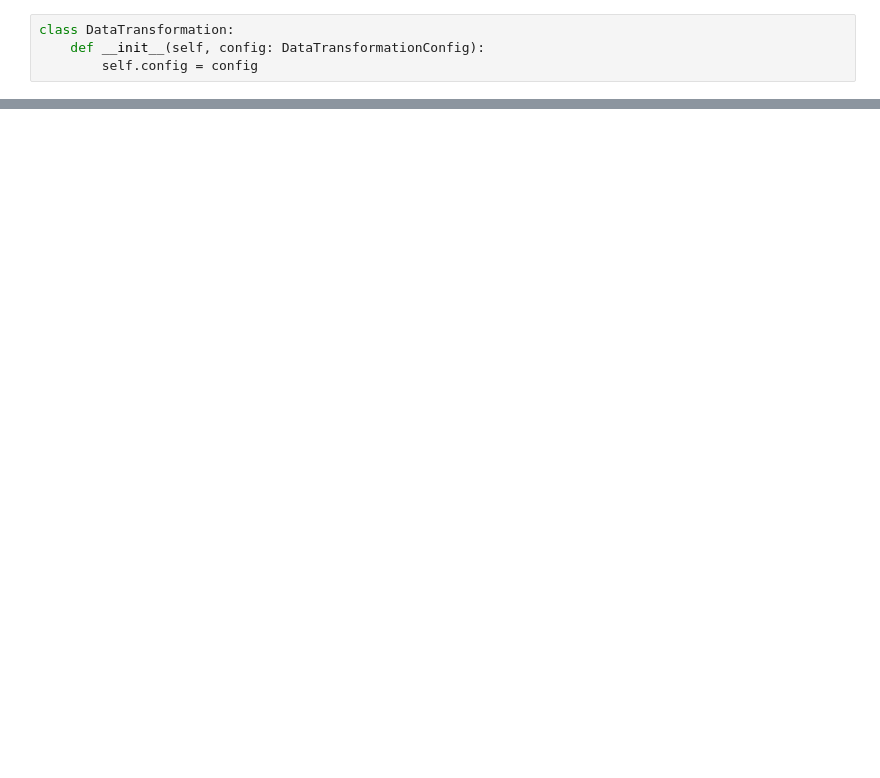
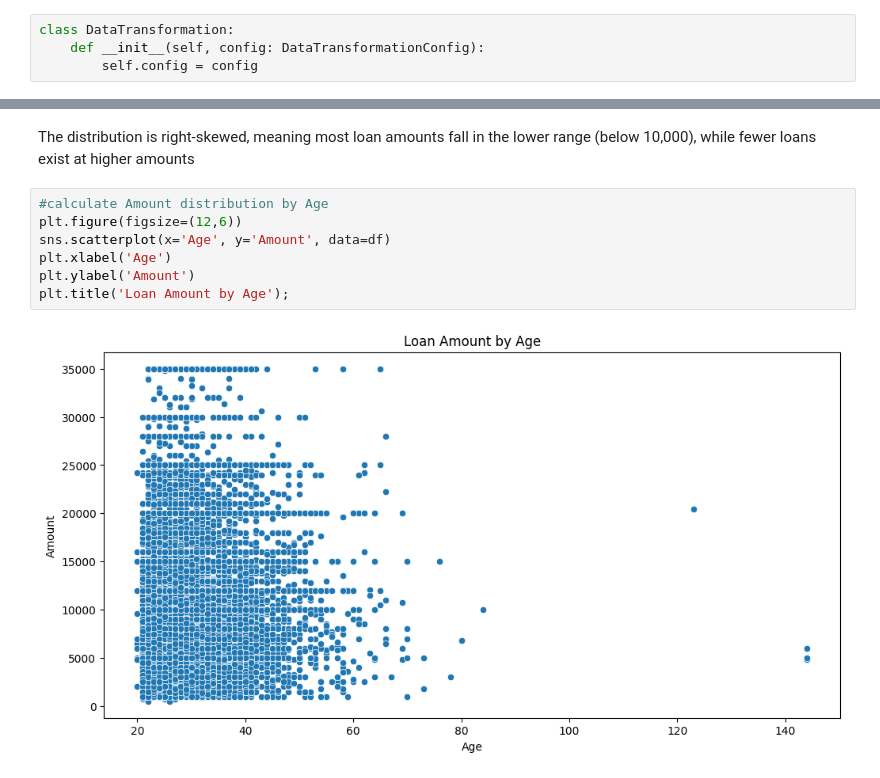
Before and after one commit to richardmukechiwa/Loan-Amount-Prediction, a Jupyter notebook: research/03_data_transformation.ipynb, the cells around one changed output, grey strips where cells are left out. Saved outputs shown, nothing was run; the diff lists cells and outputs as text; blank space fills up the shorter version.

```diff
--- a/research/03_data_transformation.ipynb
+++ b/research/03_data_transformation.ipynb
@@ -66,0 +172,11 @@ FileNotFoundError: [Errno 2] No such file or directory: 'data_ingestion/credit_r
+# %% [markdown]
+The distribution is right-skewed, meaning most loan amounts fall in the lower range (below 10,000), while fewer loans exist at higher amounts
+# %%
+#calculate Amount distribution by Age
+plt.figure(figsize=(12,6))
+sns.scatterplot(x='Age', y='Amount', data=df)
+plt.xlabel('Age')
+plt.ylabel('Amount')
+plt.title('Loan Amount by Age');
+# %% [output]
+[figure, added]
```
Also changed, not shown: parts of 32 cells of this notebook, 7 other files.
